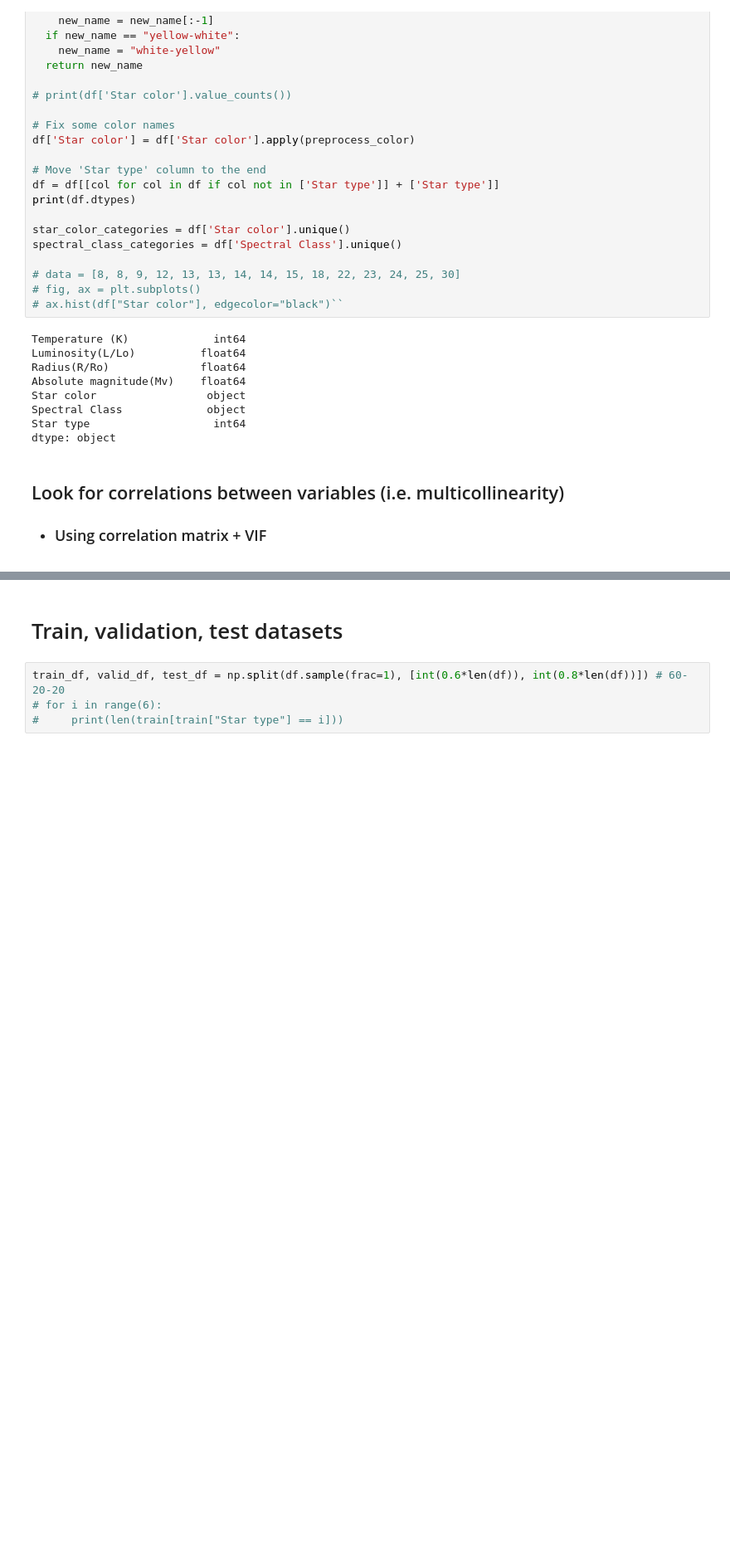
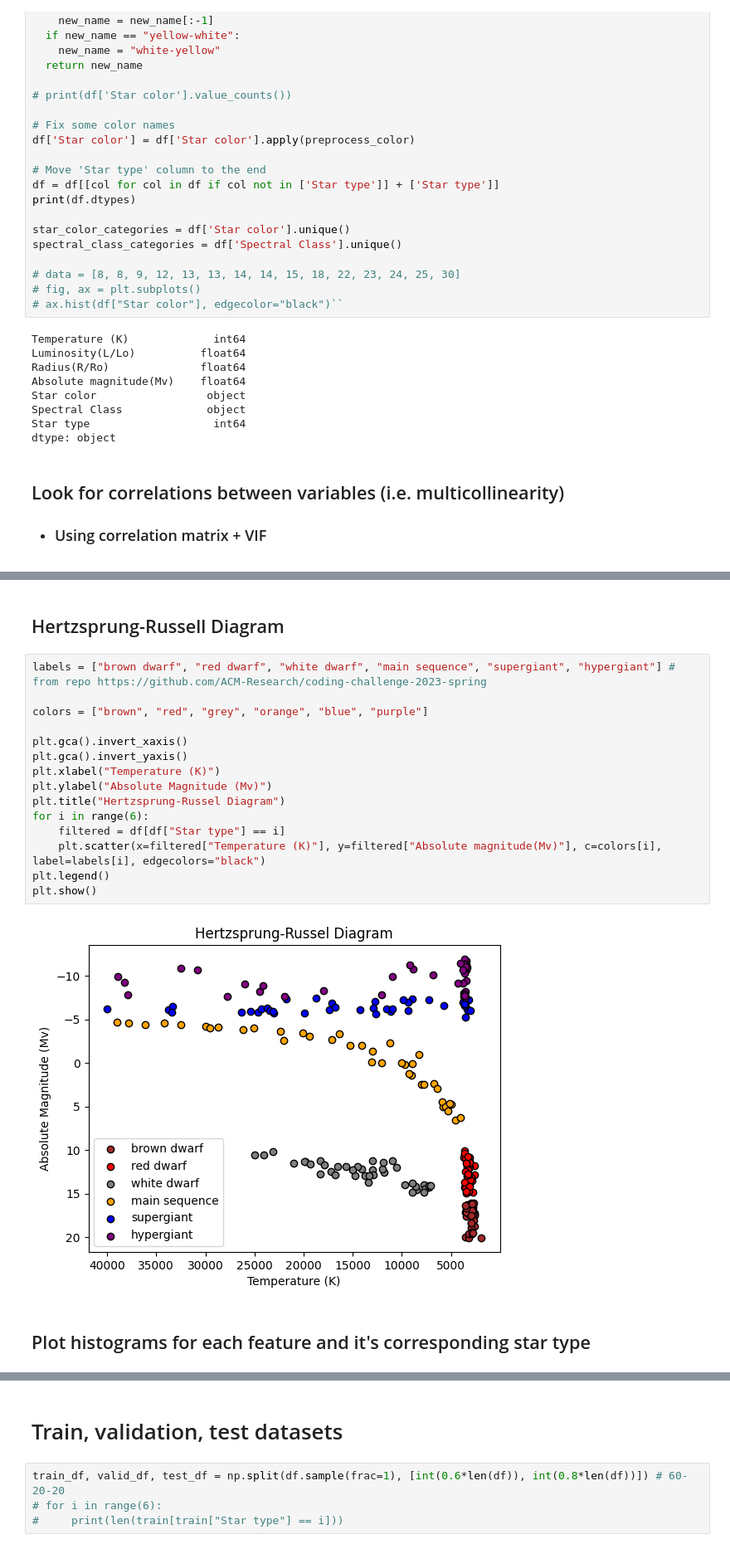
Before and after one commit to danielsuhcompsci/stars-stuff, a Jupyter notebook: Star_dataset.ipynb, the cells around one changed output, grey strips where cells are left out. Shown: that part at 83% size. Saved outputs shown, nothing was run; the diff lists cells and outputs as text; blank space fills up the shorter version.

```diff
--- a/Star_dataset.ipynb
+++ b/Star_dataset.ipynb
@@ -113,4 +106,25 @@ print(vif)
 2            Radius(R/Ro)  1.810867
 3  Absolute magnitude(Mv)  2.558650
 4                   const  5.433386
+# %% [markdown]
+## Hertzsprung-Russell Diagram
+# %%
+labels = ["brown dwarf", "red dwarf", "white dwarf", "main sequence", "supergiant", "hypergiant"] # from repo https://github.com/ACM-Research/coding-challenge-2023-spring
+
+colors = ["brown", "red", "grey", "orange", "blue", "purple"]
+
+plt.gca().invert_xaxis()
+plt.gca().invert_yaxis()
+plt.xlabel("Temperature (K)")
+plt.ylabel("Absolute Magnitude (Mv)")
+plt.title("Hertzsprung-Russel Diagram")
+for i in range(6):
+    filtered = df[df["Star type"] == i]
+    plt.scatter(x=filtered["Temperature (K)"], y=filtered["Absolute magnitude(Mv)"], c=colors[i], label=labels[i], edgecolors="black")
+plt.legend()
+plt.show()
+# %% [output]
+[figure, added]
+# %% [markdown]
+## Plot histograms for each feature and it's corresponding star type
 # %%
```
Also changed, not shown: parts of 3 cells of this notebook.
